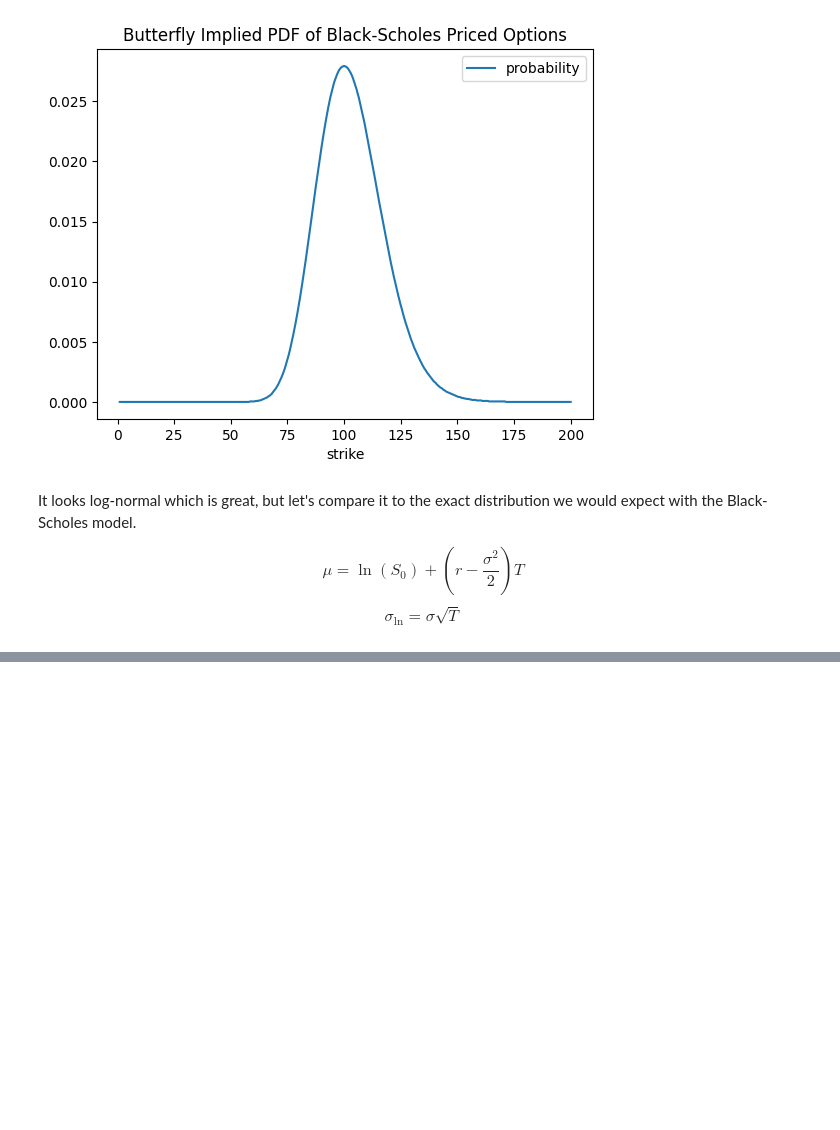
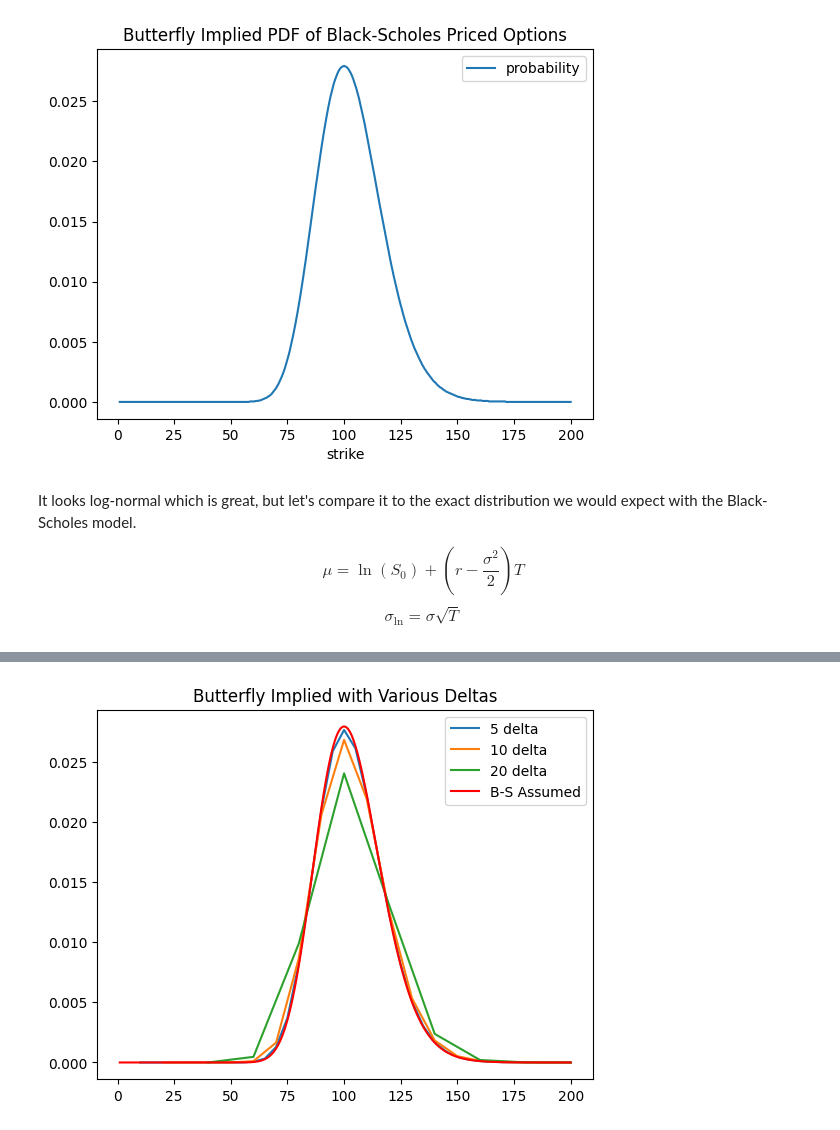
Before and after one commit to hdaniel17/options, a Jupyter notebook: implied-probability.ipynb, the cells around one changed output, grey strips where cells are left out. Cells and saved outputs as stored; diff of their text form; code cells hidden in the pictures; blank space fills up the shorter version.

```diff
--- a/implied-probability.ipynb
+++ b/implied-probability.ipynb
@@ -155,0 +163,12 @@ Perfect! For doing this with the actual price of a butterfly things will be more
+# %%
+x = np.linspace(K_start, K_stop, int((K_stop - K_start)/delta) + 1)
+mu = np.log(S0) + (r - ((sigma**2)/2)) * T
+log_sigma = np.sqrt(T) * sigma
+p = lognorm.pdf(x = x, scale = np.exp(mu), s = log_sigma)
+for i in [5,10,20]:
+    plt.plot(delta_dict[i].strike, delta_dict[i].probability)
+plt.title('Butterfly Implied with Various Deltas')
+plt.plot(x, p, 'r')
+plt.legend(['5 delta', '10 delta', '20 delta', 'B-S Assumed']);
+# %% [output]
+[figure, added]
```
Also changed, not shown: parts of 3 cells of this notebook.
